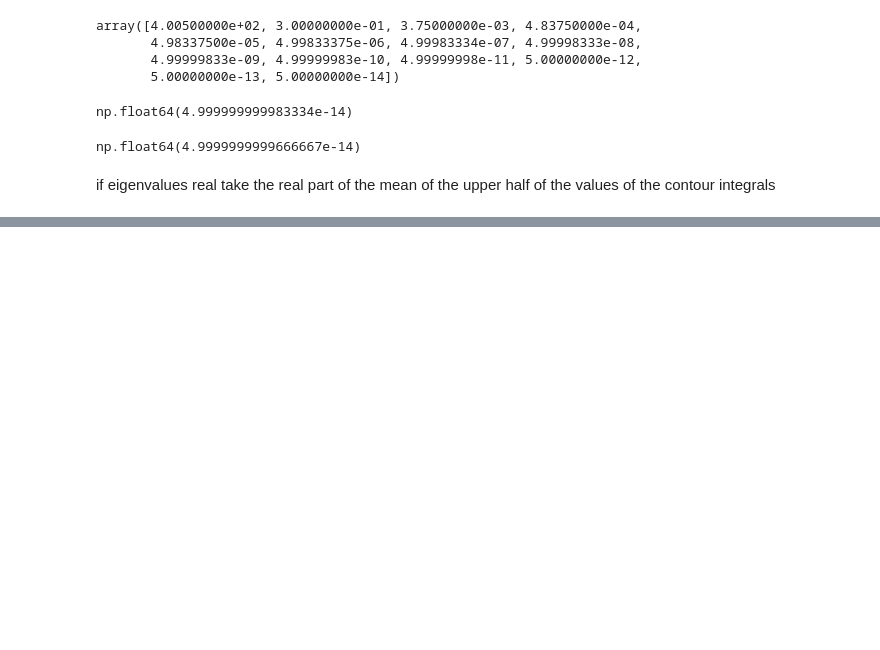
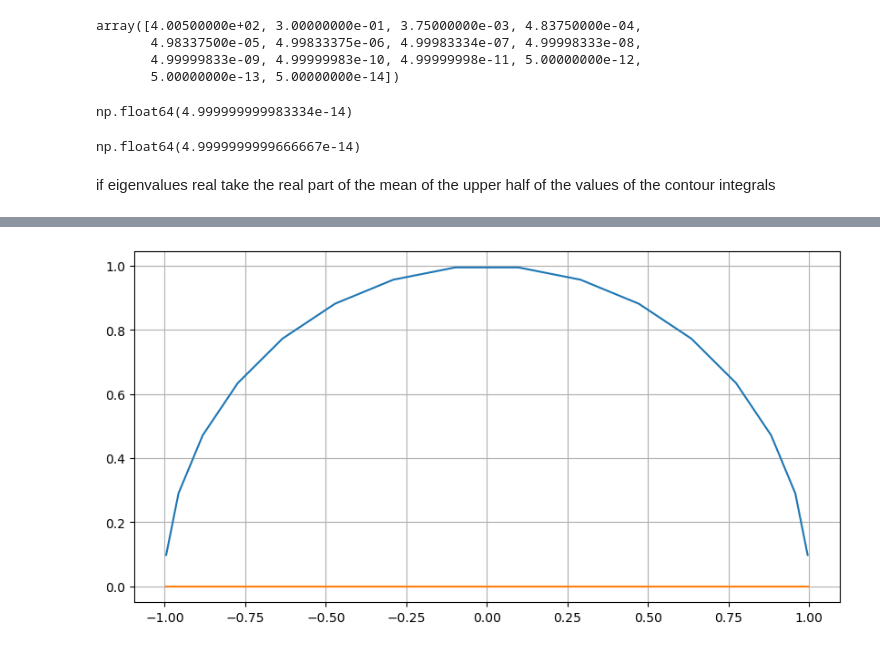
Before and after one commit to Gaffeyh/Research_Project, a Jupyter notebook: Taylor vs Contour.ipynb, the cells around one changed output, grey strips where cells are left out. Drawn from its saved outputs; the diff is of its cells as text; code cells hidden in the pictures; blank space fills up the shorter version.

```diff
--- a/Taylor vs Contour.ipynb
+++ b/Taylor vs Contour.ipynb
@@ -73,3 +76,7 @@ np.float64(4.9999999999666667e-14)
 if eigenvalues real take the real part of the mean of the upper half of the values of the contour integrals
 # %%
 ## {b1}   f(z) = (e**(cz)- (1+cz))/(c^2 z)
+# %%
+##contour integral attempt one:
+M = 16  # number of points for complex means
+r = np.exp(1j * np.pi * (np.arange(1, M + 1)-0.5) / M)
@@ -75,0 +94,9 @@ if eigenvalues real take the real part of the mean of the upper half of the valu
+# %%
+x = [a.real for a in r]
+y = [a.imag for a in r]
+plt.figure(figsize=(10, 5))
+plt.plot(x,y)
+plt.plot(x, np.zeros(len(x)))
+plt.grid()
+# %% [output]
+[figure, added]
```
Also changed, not shown: parts of 9 cells of this notebook, 2 other files.
